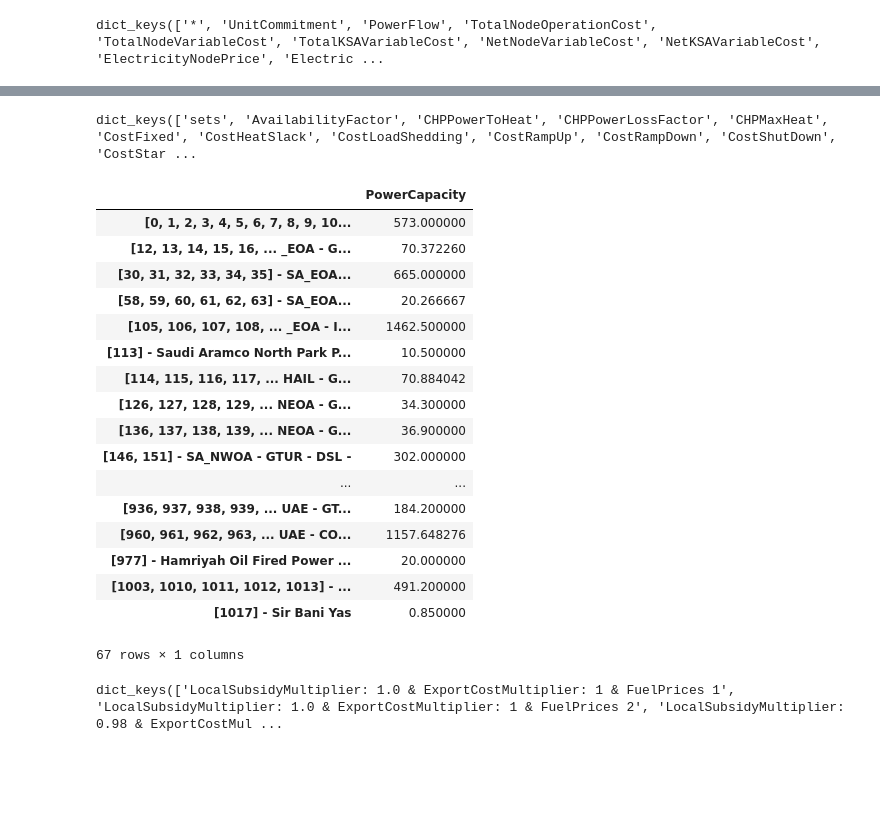
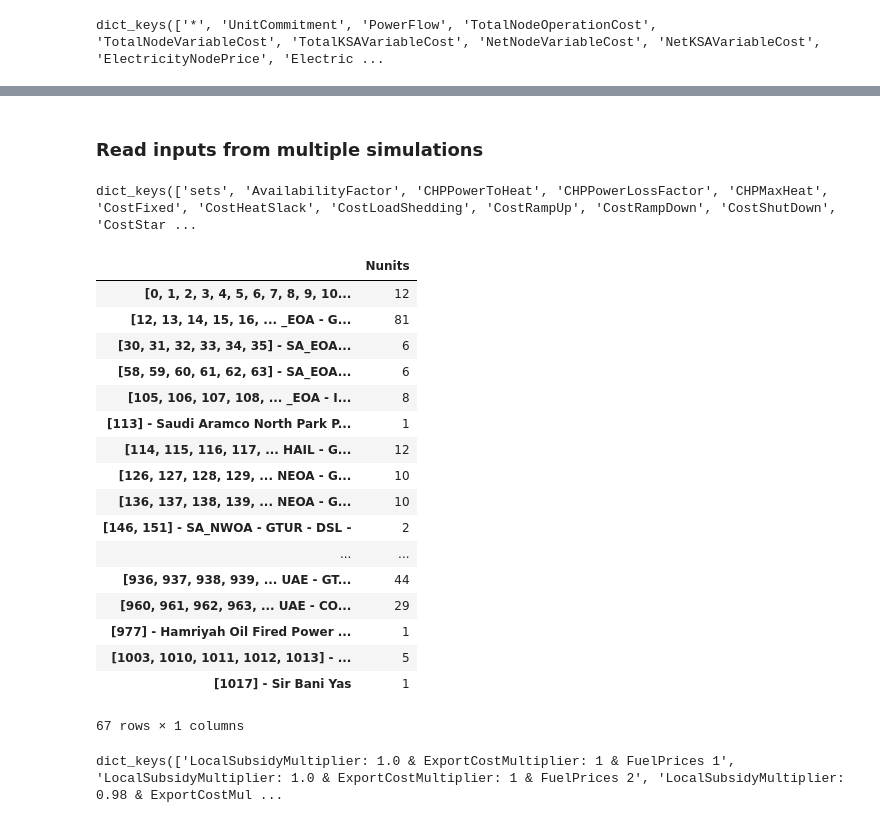
Before and after one commit to AbdullahAlawad/Dispa-SET, a Jupyter notebook: scripts/build_run_read.ipynb, the cells around one changed output, grey strips where cells are left out. Saved outputs shown, nothing was run; the diff lists cells and outputs as text; code cells hidden in the pictures; blank space fills up the shorter version.

Commit message:
Various GAMS codes. Changes in preprocessing (adjusting time series of fuel prices if necessary)

```diff
--- a/scripts/build_run_read.ipynb
+++ b/scripts/build_run_read.ipynb
@@ -69,0 +200,4 @@ SimData, FuelPrices, FuelPrices2 = ds.build_simulation(config, LocalSubsidyMulti
+# %%
+path = 'Simulations/Test'
+inputs,results = ds.get_sim_results(path=path,cache=True)
+inputs1 = ds.ds_to_df(inputs)       #convert input data format into a dictionary of dataframes
@@ -72,6 +220,6 @@ SimData, FuelPrices, FuelPrices2 = ds.build_simulation(config, LocalSubsidyMulti
 # %%
 config = ds.load_config_excel('Simulations/ConfigGCC.xlsx')
-config['SimulationDirectory'] = u'Simulations/Test7'
+config['SimulationDirectory'] = u'Simulations/Test'
 config['StartDate'] = (2016, 7, 11, 0, 0, 0)          # '1/1/16'  (2016, 1, 1, 0, 0, 0)
 config['StopDate'] = (2016, 7, 17, 0, 0, 0)           # '12/31/16'  (2016, 12, 31, 0, 0, 0)
 config['HorizonLength'] = 7
@@ -93,7 +241,10 @@ config['GAMS_ModelCode'] == 'GCC_virtual_connections'  #'Standard', 'GCC_virtual
 
 Results_dic = {}
 Inputs_dic = {}
+Inputs_dic_DF = {}
 FuelPrices_dic = {}
+tc = tm.time()
+path = 'Simulations/Test'
 for i in np.arange(1, 0, -0.02):
     print(i)
     SimData, FuelPrices, FuelPrices2 = ds.build_simulation(config, LocalSubsidyMultiplier=i, ExportCostMultiplier=1)
@@ -102,16 +253,18 @@ for i in np.arange(1, 0, -0.02):
 
     r = ds.solve_GAMS(config['SimulationDirectory'], config['GAMS_folder'])
 
-    path = 'Simulations/Test7'
     inputs,results = ds.get_sim_results(path=path,cache=True)
-    inputs = ds.ds_to_df(inputs)       #convert input data format into a dictionary of dataframes
+    inputs_DF = ds.ds_to_df(inputs)       #convert input data format into a dictionary of dataframes
 
     Results_dic['LocalSubsidyMultiplier: '+str(LocalSubsidyMultiplier)+' & ExportCostMultiplier: '+str(ExportCostMultiplier)] = results
 
     Inputs_dic['LocalSubsidyMultiplier: '+str(LocalSubsidyMultiplier)+' & ExportCostMultiplier: '+str(ExportCostMultiplier)] = inputs
+    Inputs_dic_DF['LocalSubsidyMultiplier: '+str(LocalSubsidyMultiplier)+' & ExportCostMultiplier: '+str(ExportCostMultiplier)] = inputs_DF
 
     FuelPrices_dic['LocalSubsidyMultiplier: '+str(LocalSubsidyMultiplier)+' & ExportCostMultiplier: '+str(ExportCostMultiplier)+' & FuelPrices 1'] = FuelPrices
     FuelPrices_dic['LocalSubsidyMultiplier: '+str(LocalSubsidyMultiplier)+' & ExportCostMultiplier: '+str(ExportCostMultiplier)+' & FuelPrices 2'] = FuelPrices2
+
+logging.info("Time to finish all simulations: {} min".format((tm.time() - tc)/(60)))
 # %% [output]
 [INFO    ] (load_config_excel): Using config file Simulations/ConfigGCC.xlsx to build the simulation environment
 [INFO    ] (load_config_excel): Using /Users/abdullahalawad/Dropbox (MIT)/CCES/2017/Energy/Regional trade/UC&ED/dispaset/PycharmProjects/UC Model/Simulations/simulation_GCC as simulation folder
@@ -217,0 +369,12 @@ dict_keys(['LocalSubsidyMultiplier: 1.0 & ExportCostMultiplier: 1', 'LocalSubsid
+# %%
+with open('Simulations/simulations_results.p', 'wb') as fp:
+    pickle.dump(Results_dic, fp, protocol=pickle.HIGHEST_PROTOCOL)
+
+with open('Simulations/simulations_inputs.p', 'wb') as fp:
+    pickle.dump(Inputs_dic, fp, protocol=pickle.HIGHEST_PROTOCOL)
+
+with open('Simulations/simulations_inputs_DF.p', 'wb') as fp:
+    pickle.dump(Inputs_dic_DF, fp, protocol=pickle.HIGHEST_PROTOCOL)
+
+with open('Simulations/simulations_fuelprices.p', 'wb') as fp:
+    pickle.dump(FuelPrices_dic, fp, protocol=pickle.HIGHEST_PROTOCOL)
@@ -217,0 +383,12 @@ dict_keys(['LocalSubsidyMultiplier: 1.0 & ExportCostMultiplier: 1', 'LocalSubsid
+# %%
+with open('Simulations/simulations_results.p', 'rb') as fp:
+    Results_dic = pickle.load(fp)
+
+with open('Simulations/simulations_inputs.p', 'rb') as fp:
+    Inputs_dic = pickle.load(fp)
+
+with open('Simulations/simulations_inputs_DF.p', 'rb') as fp:
+    Inputs_dic_DF = pickle.load(fp)
+
+with open('Simulations/simulations_fuelprices.p', 'rb') as fp:
+    FuelPrices_dic = pickle.load(fp)
@@ -247,27 +829,29 @@ dict_keys(['LocalSubsidyMultiplier: 1.0 & ExportCostMultiplier: 1', 'LocalSubsid
+# %% [markdown]
+### Read inputs from multiple simulations
 # %%
 Inputs_dic['LocalSubsidyMultiplier: 1.0 & ExportCostMultiplier: 1'].keys()
 # %% [output]
 dict_keys(['sets', 'AvailabilityFactor', 'CHPPowerToHeat', 'CHPPowerLossFactor', 'CHPMaxHeat', 'CostFixed', 'CostHeatSlack', 'CostLoadShedding', 'CostRampUp', 'CostRampDown', 'CostShutDown', 'CostStar ...
 # %%
-Inputs_dic['LocalSubsidyMultiplier: 1.0 & ExportCostMultiplier: 1']['PowerCapacity']
+Inputs_dic['LocalSubsidyMultiplier: 1.0 & ExportCostMultiplier: 1']['Nunits']
 # %% [output]
-|  | PowerCapacity |
-| [0, 1, 2, 3, 4, 5, 6, 7, 8, 9, 10... | 573.000000 |
-| [12, 13, 14, 15, 16, ... _EOA - G... | 70.372260 |
-| [30, 31, 32, 33, 34, 35] - SA_EOA... | 665.000000 |
-| [58, 59, 60, 61, 62, 63] - SA_EOA... | 20.266667 |
-| [105, 106, 107, 108, ... _EOA - I... | 1462.500000 |
-| [113] - Saudi Aramco North Park P... | 10.500000 |
-| [114, 115, 116, 117, ... HAIL - G... | 70.884042 |
-| [126, 127, 128, 129, ... NEOA - G... | 34.300000 |
-| [136, 137, 138, 139, ... NEOA - G... | 36.900000 |
-| [146, 151] - SA_NWOA - GTUR - DSL - | 302.000000 |
+|  | Nunits |
+| [0, 1, 2, 3, 4, 5, 6, 7, 8, 9, 10... | 12 |
+| [12, 13, 14, 15, 16, ... _EOA - G... | 81 |
+| [30, 31, 32, 33, 34, 35] - SA_EOA... | 6 |
+| [58, 59, 60, 61, 62, 63] - SA_EOA... | 6 |
+| [105, 106, 107, 108, ... _EOA - I... | 8 |
+| [113] - Saudi Aramco North Park P... | 1 |
+| [114, 115, 116, 117, ... HAIL - G... | 12 |
+| [126, 127, 128, 129, ... NEOA - G... | 10 |
+| [136, 137, 138, 139, ... NEOA - G... | 10 |
+| [146, 151] - SA_NWOA - GTUR - DSL - | 2 |
 | ... | ... |
-| [936, 937, 938, 939, ... UAE - GT... | 184.200000 |
-| [960, 961, 962, 963, ... UAE - CO... | 1157.648276 |
-| [977] - Hamriyah Oil Fired Power ... | 20.000000 |
-| [1003, 1010, 1011, 1012, 1013] - ... | 491.200000 |
-| [1017] - Sir Bani Yas | 0.850000 |
+| [936, 937, 938, 939, ... UAE - GT... | 44 |
+| [960, 961, 962, 963, ... UAE - CO... | 29 |
+| [977] - Hamriyah Oil Fired Power ... | 1 |
+| [1003, 1010, 1011, 1012, 1013] - ... | 5 |
+| [1017] - Sir Bani Yas | 1 |
 67 rows × 1 columns
 # %%
 FuelPrices_dic.keys()
```
Also changed, not shown: parts of 75 cells of this notebook, 11 other files.
